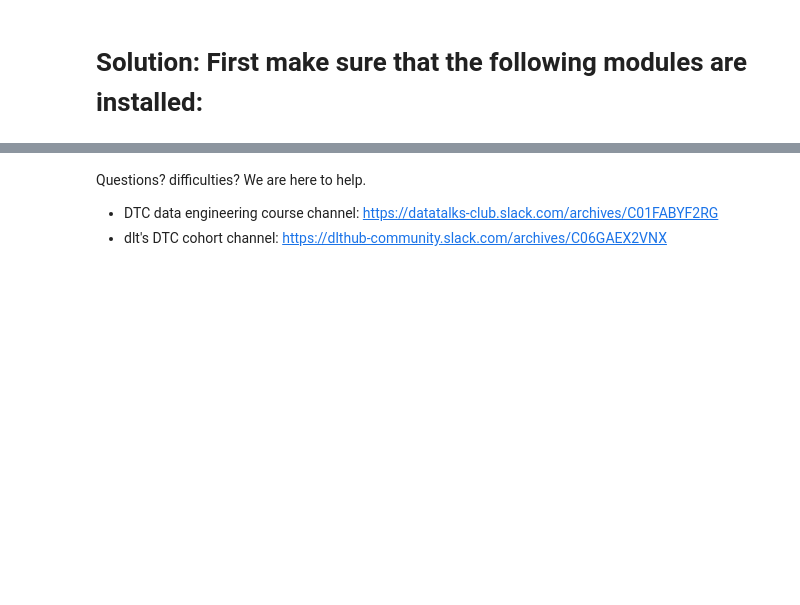
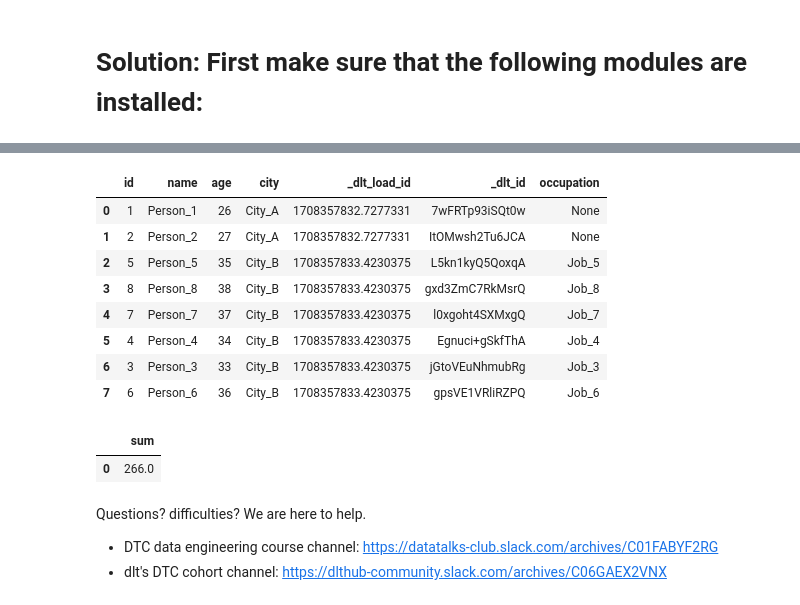
Before and after one commit to appauldev/dezoomcamp2024, a Jupyter notebook: Homework_data_talks_club_data_extraction_and_ingestion.ipynb, the cells around one changed output, grey strips where cells are left out. Saved outputs shown, nothing was run; the diff lists cells and outputs as text; code cells hidden in the pictures; blank space fills up the shorter version.

```diff
--- a/Homework_data_talks_club_data_extraction_and_ingestion.ipynb
+++ b/Homework_data_talks_club_data_extraction_and_ingestion.ipynb
@@ -98,3 +158,32 @@ Question: **Calculate the sum of ages of all the people loaded as described abov
+# %%
+# QUESTION 3 SOLUTIONS
+# create a new pipeline for question 3. use the same schema/dataset_name
+pipeline_merge = dlt.pipeline(destination='duckdb', dataset_name='homework')
+TABLE_NAME = 'people_merged'
+pipeline.run(people_1(), table_name=TABLE_NAME, write_disposition='replace')
+
+# use id as the basis for merging data that refers to the same record
+pipeline.run(people_2(), table_name=TABLE_NAME, write_disposition='merge', primary_key='id')
+
+# select the data from the new pipeline
+people = conn.sql('SELECT * FROM people_merged').df()
+# get the sum of the merged data
+sum_merged = conn.sql('SELECT sum(age) AS sum FROM people_merged').df()
+# display the results
+display(people)
+display(sum_merged)
+# %% [output]
+|  | id | name | age | city | _dlt_load_id | _dlt_id | occupation |
+| 0 | 1 | Person_1 | 26 | City_A | 1708357832.7277331 | 7wFRTp93iSQt0w | None |
+| 1 | 2 | Person_2 | 27 | City_A | 1708357832.7277331 | ItOMwsh2Tu6JCA | None |
+| 2 | 5 | Person_5 | 35 | City_B | 1708357833.4230375 | L5kn1kyQ5QoxqA | Job_5 |
+| 3 | 8 | Person_8 | 38 | City_B | 1708357833.4230375 | gxd3ZmC7RkMsrQ | Job_8 |
+| 4 | 7 | Person_7 | 37 | City_B | 1708357833.4230375 | l0xgoht4SXMxgQ | Job_7 |
+| 5 | 4 | Person_4 | 34 | City_B | 1708357833.4230375 | Egnuci+gSkfThA | Job_4 |
+| 6 | 3 | Person_3 | 33 | City_B | 1708357833.4230375 | jGtoVEuNhmubRg | Job_3 |
+| 7 | 6 | Person_6 | 36 | City_B | 1708357833.4230375 | gpsVE1VRliRZPQ | Job_6 |
+|  | sum |
+| 0 | 266.0 |
 # %% [markdown]
 Questions? difficulties? We are here to help.
 - DTC data engineering course channel: https://datatalks-club.slack.com/archives/C01FABYF2RG
```
Also changed, not shown: parts of 5 cells of this notebook.
